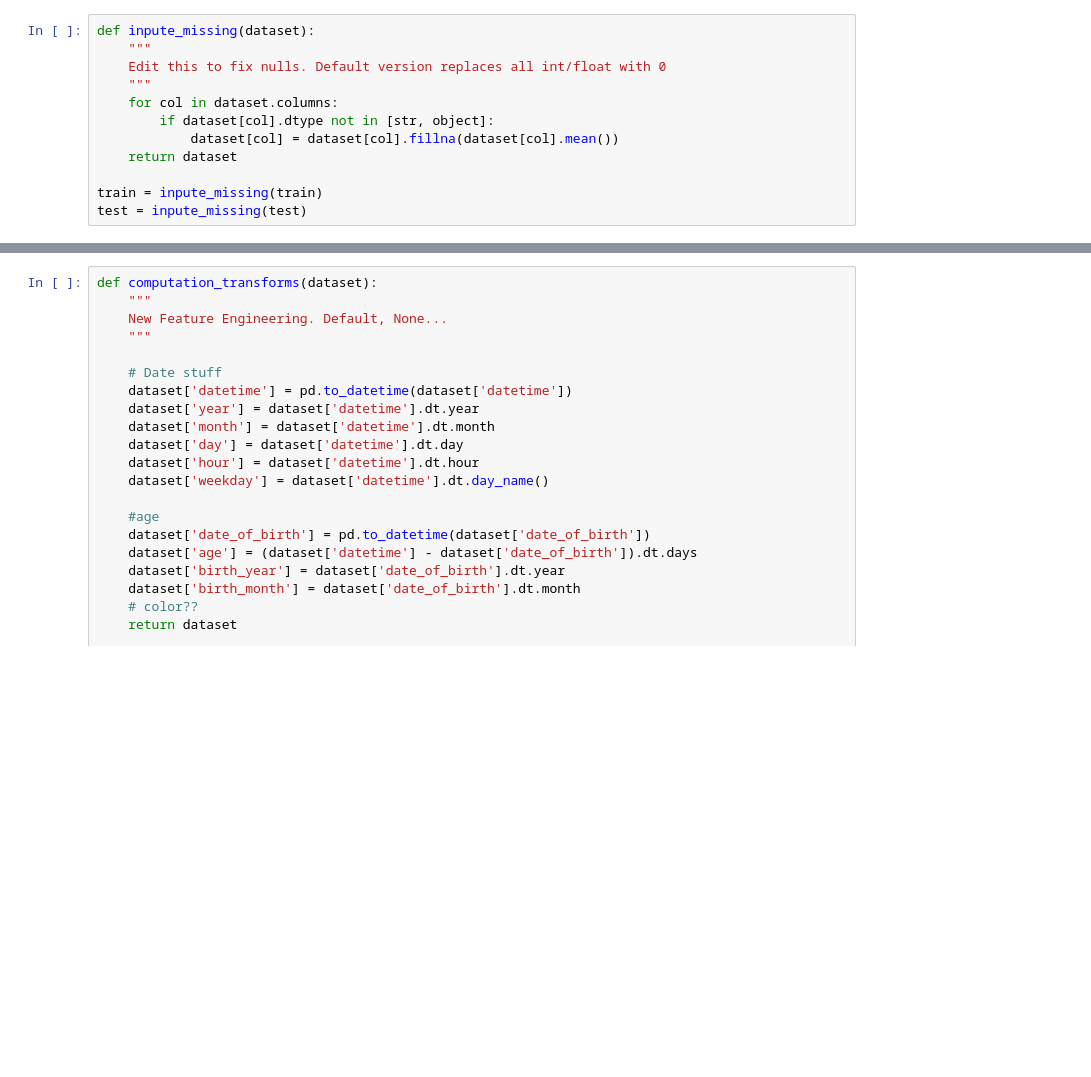
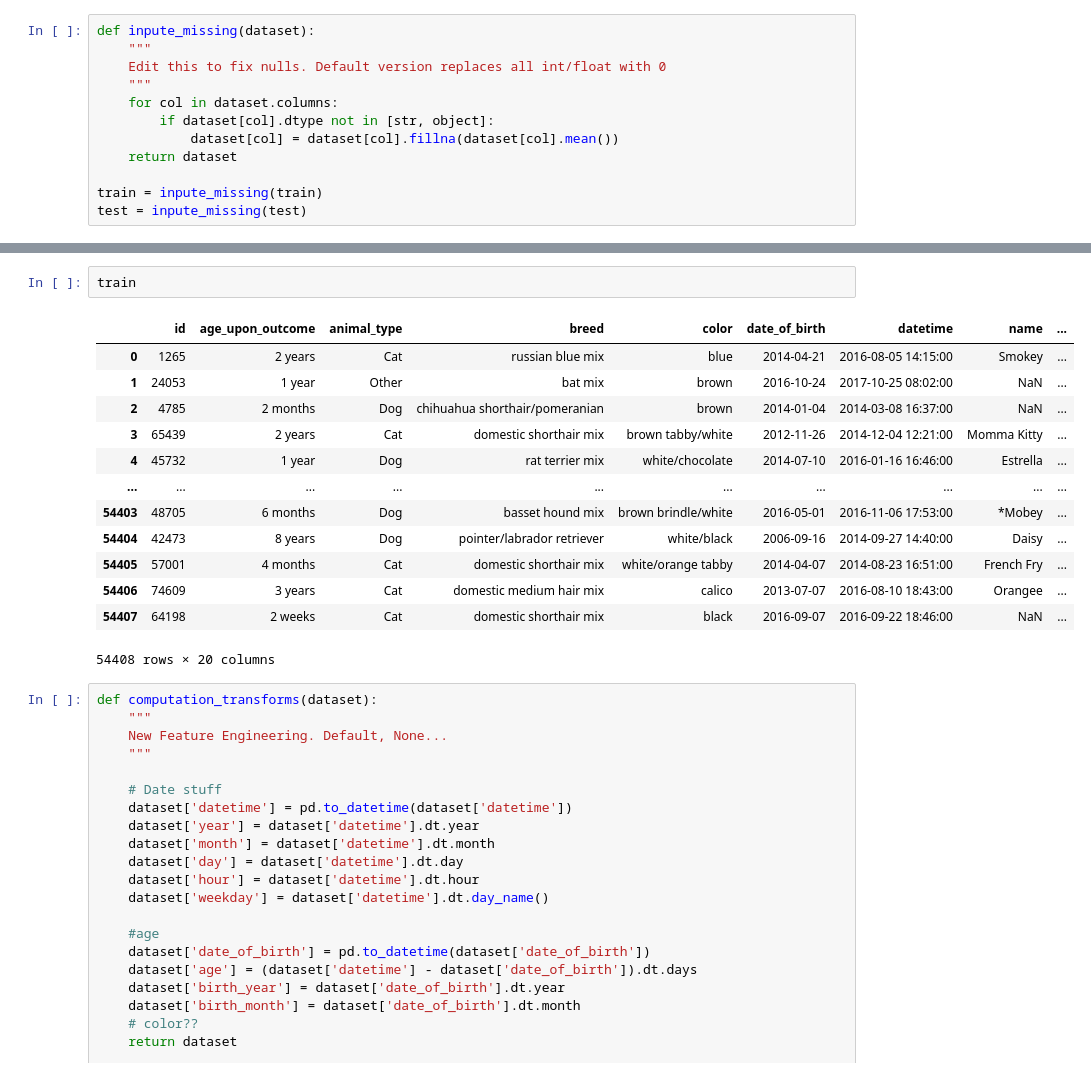
Before and after one commit to ageofneil/kaggle, a Jupyter notebook: sliced_s01e10/model.ipynb, the cells around one changed output, grey strips where cells are left out. Cells and saved outputs as stored; diff of their text form; blank space fills up the shorter version.

```diff
--- a/sliced_s01e10/model.ipynb
+++ b/sliced_s01e10/model.ipynb
@@ -137,6 +140,22 @@ def nlp_transforms(dataset):
 
 train = nlp_transforms(train)
 test = nlp_transforms(test)
+# %%
+train
+# %% [output]
+|  | id | age_upon_outcome | animal_type | breed | color | date_of_birth | datetime | name | ... |
+| 0 | 1265 | 2 years | Cat | russian blue mix | blue | 2014-04-21 | 2016-08-05 14:15:00 | Smokey | ... |
+| 1 | 24053 | 1 year | Other | bat mix | brown | 2016-10-24 | 2017-10-25 08:02:00 | NaN | ... |
+| 2 | 4785 | 2 months | Dog | chihuahua shorthair/pomeranian | brown | 2014-01-04 | 2014-03-08 16:37:00 | NaN | ... |
+| 3 | 65439 | 2 years | Cat | domestic shorthair mix | brown tabby/white | 2012-11-26 | 2014-12-04 12:21:00 | Momma Kitty | ... |
+| 4 | 45732 | 1 year | Dog | rat terrier mix | white/chocolate | 2014-07-10 | 2016-01-16 16:46:00 | Estrella | ... |
+| ... | ... | ... | ... | ... | ... | ... | ... | ... | ... |
+| 54403 | 48705 | 6 months | Dog | basset hound mix | brown brindle/white | 2016-05-01 | 2016-11-06 17:53:00 | *Mobey | ... |
+| 54404 | 42473 | 8 years | Dog | pointer/labrador retriever | white/black | 2006-09-16 | 2014-09-27 14:40:00 | Daisy | ... |
+| 54405 | 57001 | 4 months | Cat | domestic shorthair mix | white/orange tabby | 2014-04-07 | 2014-08-23 16:51:00 | French Fry | ... |
+| 54406 | 74609 | 3 years | Cat | domestic medium hair mix | calico | 2013-07-07 | 2016-08-10 18:43:00 | Orangee | ... |
+| 54407 | 64198 | 2 weeks | Cat | domestic shorthair mix | black | 2016-09-07 | 2016-09-22 18:46:00 | NaN | ... |
+54408 rows × 20 columns
 # %%
 def computation_transforms(dataset):
     """
```
Also changed, not shown: parts of 5 cells of this notebook, 6 other files.
